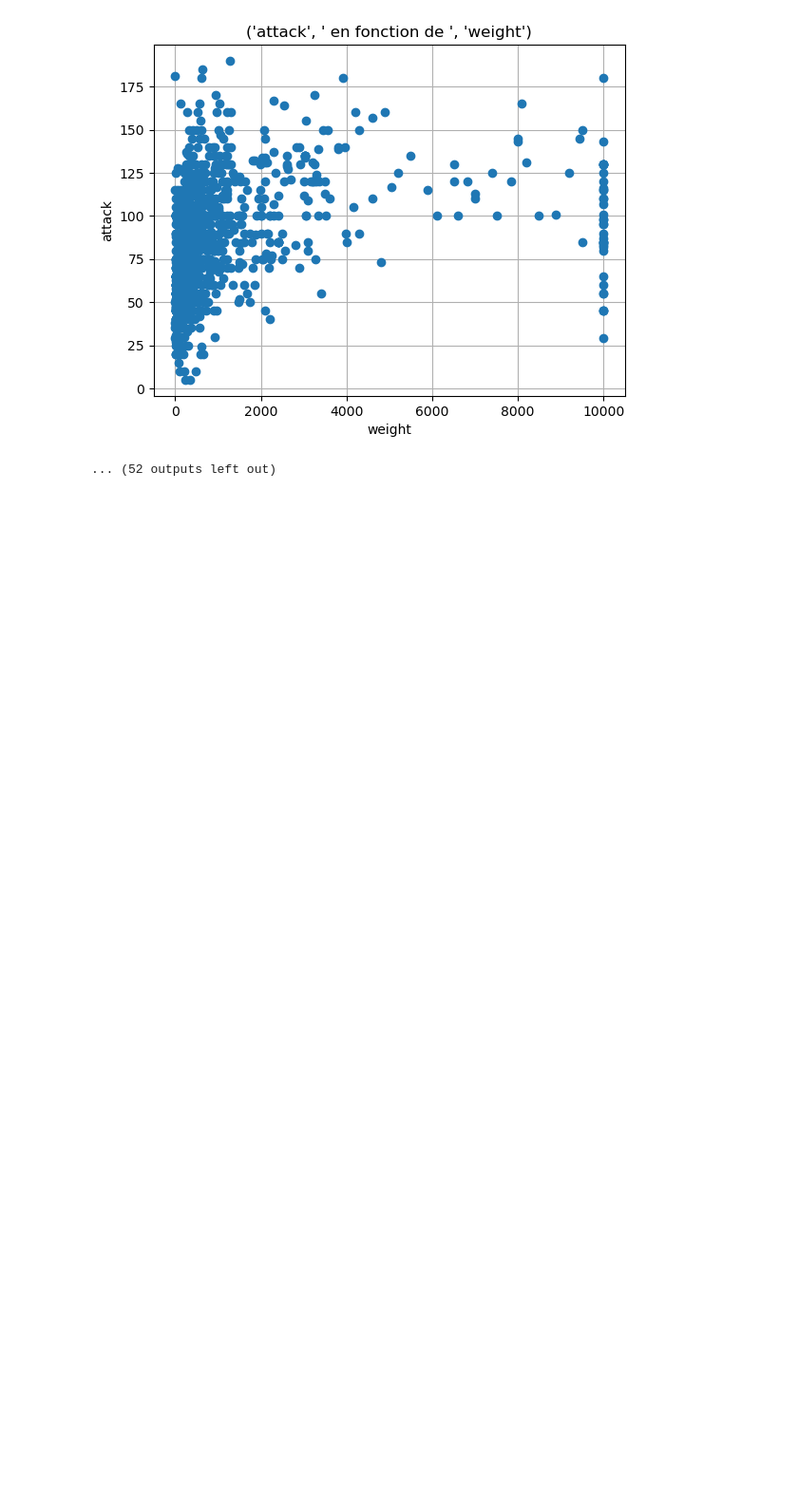
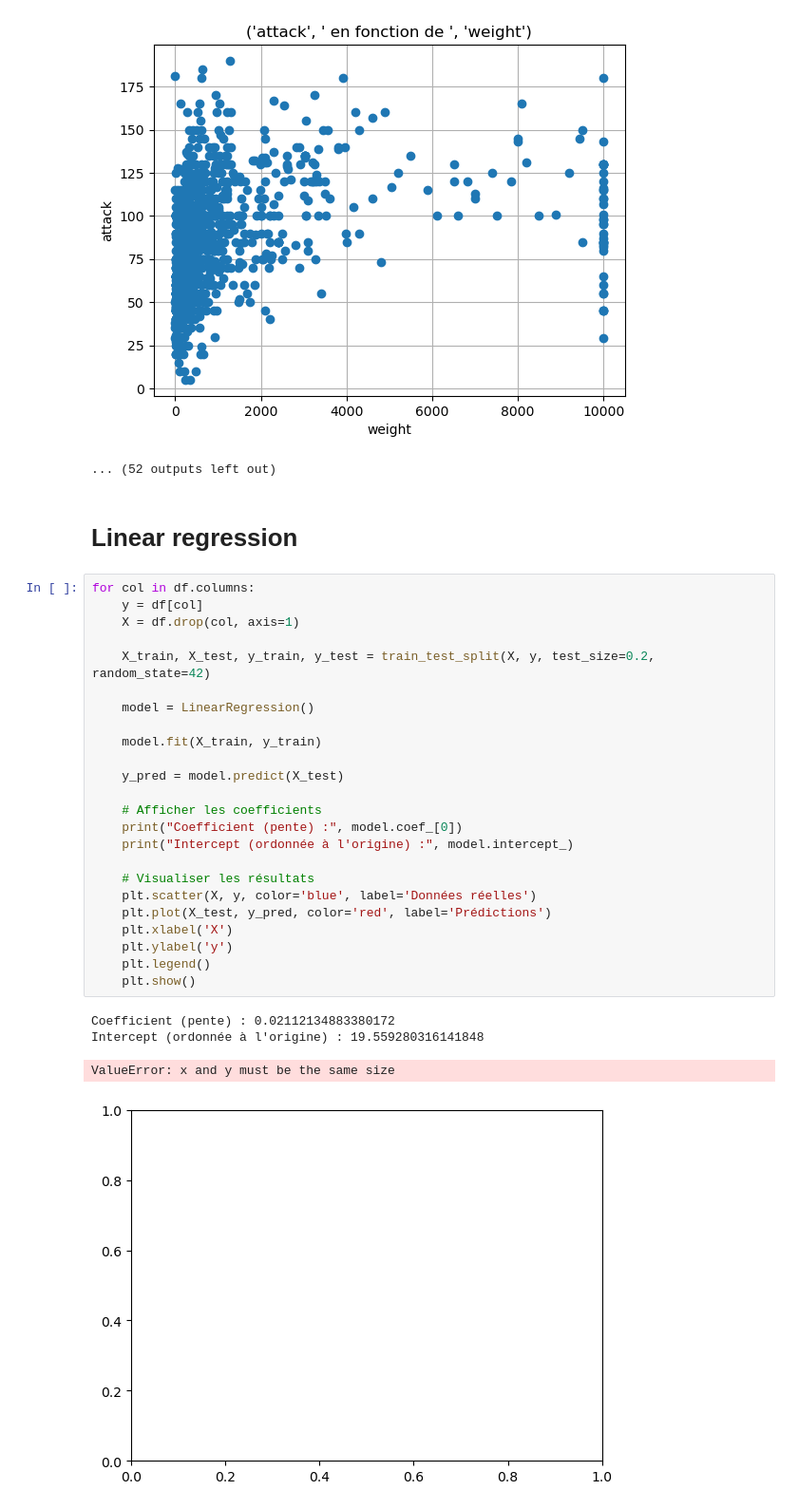
Before and after one commit to ClemouDouard/Pokemon_analysis, a Jupyter notebook: src/exploration.ipynb, the cells around one changed output. Shown at 95% size. Saved outputs shown, nothing was run; the diff lists cells and outputs as text; blank space fills up the shorter version.

```diff
--- a/src/exploration.ipynb
+++ b/src/exploration.ipynb
@@ -59,3 +61,34 @@ for col1 in df.columns:
 [figure]
 [figure]
 ... (52 outputs left out)
+# %% [markdown]
+# Linear regression
+# %%
+for col in df.columns:
+    y = df[col]
+    X = df.drop(col, axis=1)
+
+    X_train, X_test, y_train, y_test = train_test_split(X, y, test_size=0.2, random_state=42)
+
+    model = LinearRegression()
+
+    model.fit(X_train, y_train)
+
+    y_pred = model.predict(X_test)
+
+    # Afficher les coefficients
+    print("Coefficient (pente) :", model.coef_[0])
+    print("Intercept (ordonnée à l'origine) :", model.intercept_)
+
+    # Visualiser les résultats
+    plt.scatter(X, y, color='blue', label='Données réelles')
+    plt.plot(X_test, y_pred, color='red', label='Prédictions')
+    plt.xlabel('X')
+    plt.ylabel('y')
+    plt.legend()
+    plt.show()
+# %% [output]
+Coefficient (pente) : 0.02112134883380172
+Intercept (ordonnée à l'origine) : 19.559280316141848
+ValueError: x and y must be the same size
+[figure, added]
```
Also changed, not shown: parts of 1 cell of this notebook.
